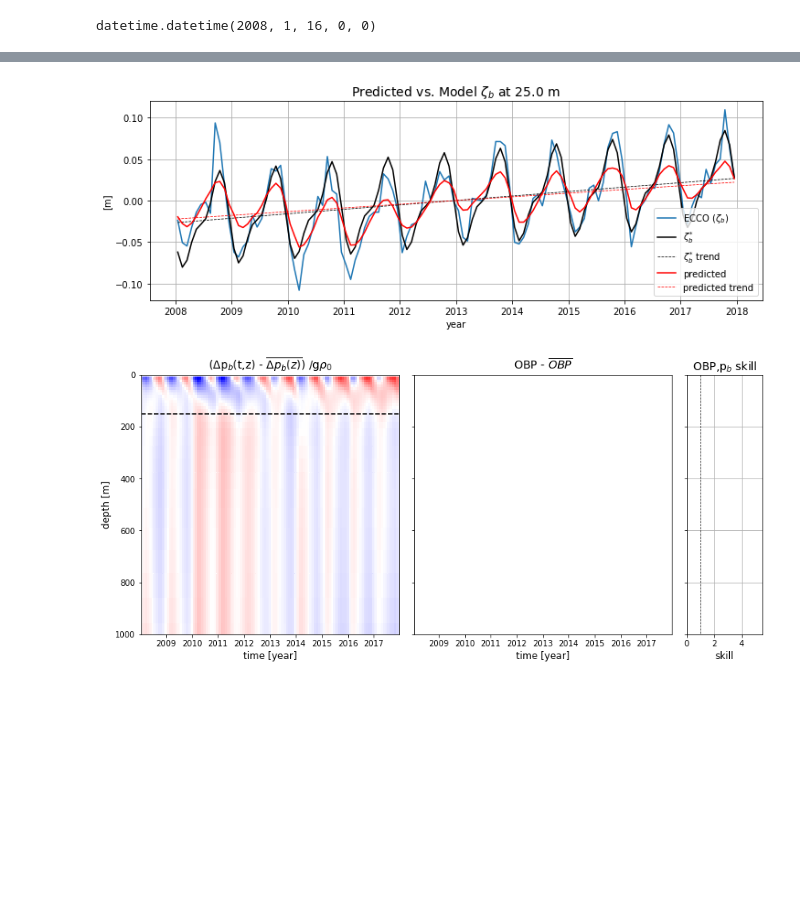
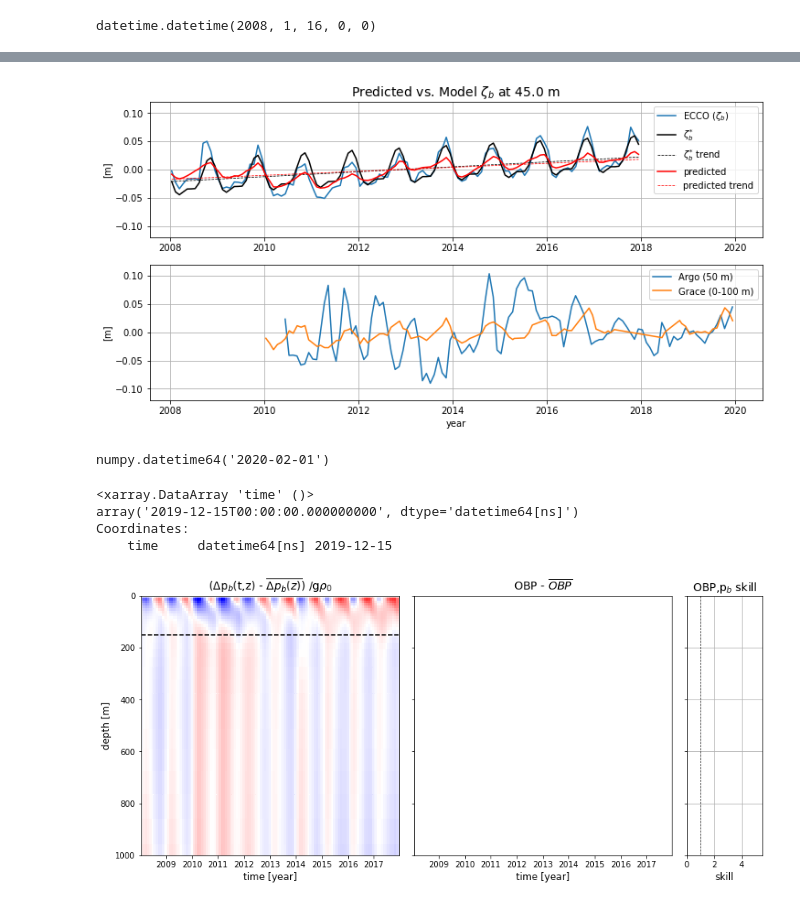
Before and after one commit to jakesteinberg/nasa_ostst, a Jupyter notebook: landerer.ipynb, the cells around one changed output, grey strips where cells are left out. Cells and saved outputs as stored; diff of their text form; code cells hidden in the pictures; blank space fills up the shorter version.

Commit message:
time series alignment

```diff
--- a/landerer.ipynb
+++ b/landerer.ipynb
@@ -685,30 +685,51 @@ ax3.invert_yaxis(); ax3.grid(); ax3.legend(loc=4,fontsize=8)
 [figure]
+# %%
+ds_argo = xr.open_dataset('/Users/jakesteinberg/Documents/NASA_OSTST/argo_obp_50m_2010_2019.nc')
+ds_grace = xr.open_dataset('/Users/jakesteinberg/Documents/NASA_OSTST/grace_obp_100m_2010_2019.nc')
 # %%
-d_i = 2 # depth index
+d_i = 4 # depth index
 fit = curve_fit(trend_season_f, time_ord-time_ord[0], pb_obs_a[d_i,:])
 model = trend_season_f((time_ord-time_ord[0]),*fit[0])
 model_trend = trend_f((time_ord-time_ord[0]),fit[0][4],fit[0][5])
 model_season = season_f((time_ord-time_ord[0]),fit[0][0],fit[0][1],fit[0][2],fit[0][3])
 
-f, ax = plt.subplots(1,1,figsize=(12,4),sharey=True,sharex=True)
+f, (ax,ax2) = plt.subplots(2,1,figsize=(12,6),sharey=True)
 ax.plot(ecco_monthly_ds.time, pb_obs_a[d_i,:], label=r'ECCO ($\zeta_b$)')
 ax.plot(ecco_monthly_ds.time, model, color='k', linestyle='-', label=r'$\zeta_b^{*}$')
 ax.plot(ecco_monthly_ds.time, model_trend, color='k', linestyle='--', linewidth=0.75, label=r'$\zeta_b^{*}$ trend')
 
 fit = curve_fit(trend_season_f, time_ord-time_ord[0], pb_est_a[d_i,:])
 model = trend_season_f((time_ord-time_ord[0]),*fit[0])
 model_trend = trend_f((time_ord-time_ord[0]),fit[0][4],fit[0][5])
 model_season = season_f((time_ord-time_ord[0]),fit[0][0],fit[0][1],fit[0][2],fit[0][3])
 
 ax.plot(ecco_monthly_ds.time, pb_est_a[d_i,:], color='r',label='predicted')
 ax.plot(ecco_monthly_ds.time, model_trend, color='r', linestyle='--', linewidth=0.75, label='predicted trend')
 
 ax.set_ylim([-0.12,0.12]); ax.set_ylabel('[m]'); ax.legend()
 ax.set_title(r'Predicted vs. Model $\zeta_b$ at ' + str(-1*v_cell_z[d_i].data) + ' m', fontsize=14)
-ax.set_xlabel('year')
 ax.grid();
+ax.set_xlim([np.datetime64('2007-08-01'),np.datetime64('2020-08-01')])
+
+ax2.plot(ds_argo.time,ds_argo.argo_obp,label='Argo (50 m)')
+ax2.plot(ds_grace.time,ds_grace.grace_obp, label='Grace (0-100 m)')
+ax2.set_xlim([np.datetime64('2007-08-01'),np.datetime64('2020-08-01')])
+ax2.grid(); ax2.legend(); ax2.set_ylabel('[m]')
+ax2.set_xlabel('year')
+f.savefig('/Users/jakesteinberg/Documents/NASA_OSTST/meetings/2022_07_21/predicted_vs_obs_obp_all.jpg', dpi=350)
 # %% [output]
-[figure, old version]
+[figure, new version]
+# %%
+np.datetime64('2020-02-01')
+# %% [output]
+numpy.datetime64('2020-02-01')
+# %%
+ds_argo.time[-1]
+# %% [output]
+<xarray.DataArray 'time' ()>
+array('2019-12-15T00:00:00.000000000', dtype='datetime64[ns]')
+Coordinates:
+    time     datetime64[ns] 2019-12-15
 # %%
 fig = plt.figure(figsize=(14,6))
 gs = GridSpec(1, 7, figure=fig)
```
Also changed, not shown: parts of 1 cell of this notebook, 2 other files.
